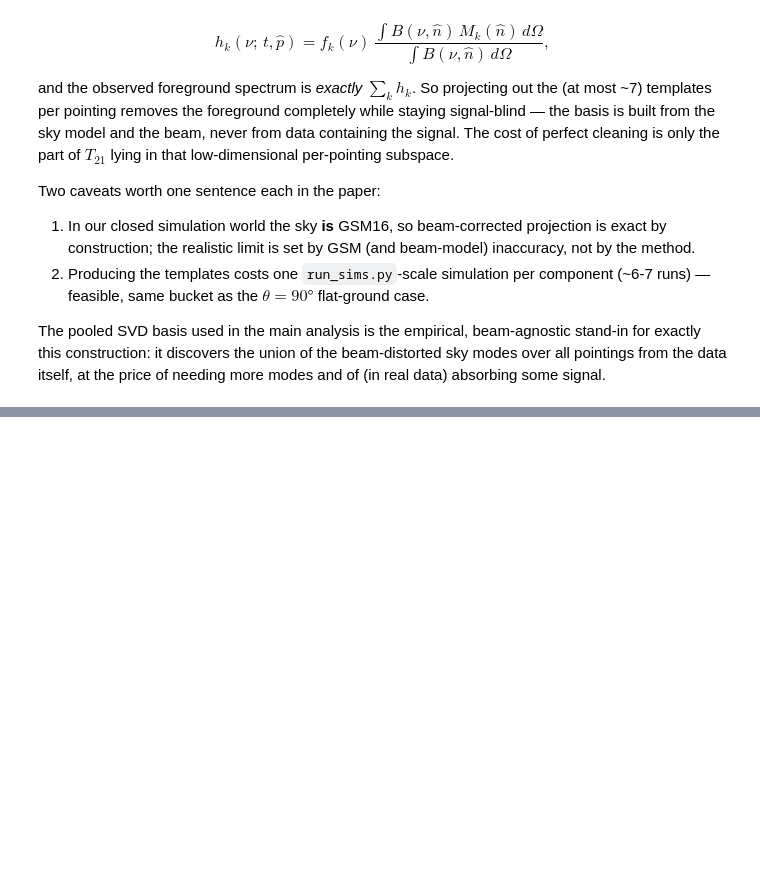
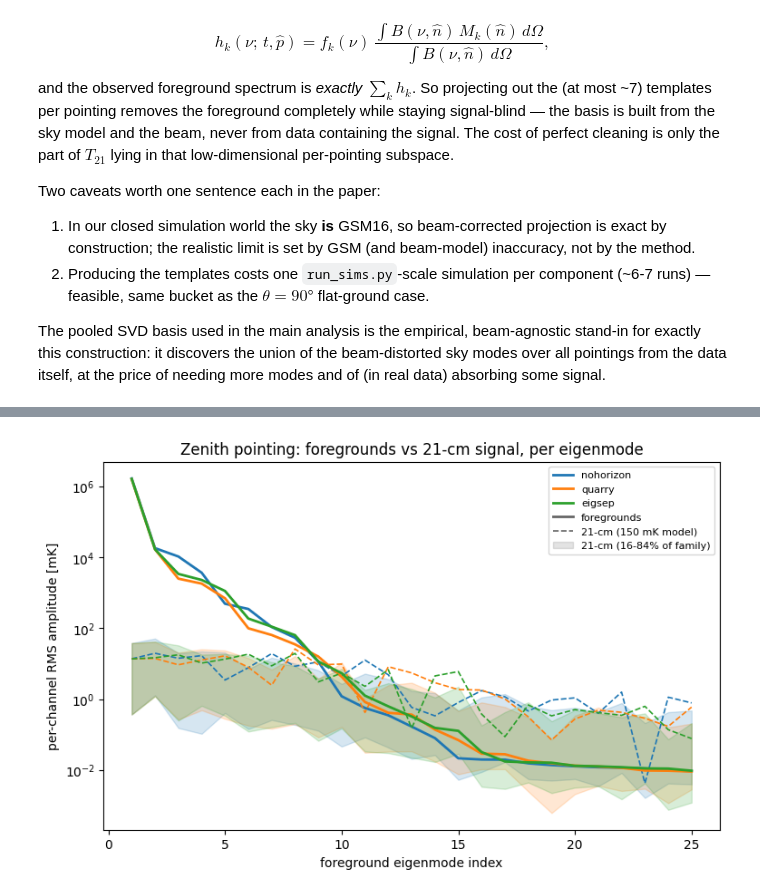
Before and after one commit to christianhbye/eigsep_mock_analysis, a Jupyter notebook: horizon_chromaticity/notebooks/chromaticity_pca.ipynb, the cells around one changed output, grey strips where cells are left out. Saved outputs shown, nothing was run; the diff lists cells and outputs as text; code cells hidden in the pictures; blank space fills up the shorter version.

```diff
--- a/horizon_chromaticity/notebooks/chromaticity_pca.ipynb
+++ b/horizon_chromaticity/notebooks/chromaticity_pca.ipynb
@@ -1028,0 +1046,33 @@ absorbing some signal.
+# %%
+# Version 1: per-mode foreground vs 21-cm family, zenith basis
+K_REV = 25
+m = np.arange(1, K_REV + 1)
+
+fig, ax = plt.subplots(figsize=(7.5, 4.8), constrained_layout=True)
+for c in CASES:
+    s, V = svd_zen[c]["s"], svd_zen[c]["V"]
+    n_samp = svd_zen[c]["n_samp"]
+    fg_mode = s / np.sqrt(n_samp) / sqrt_nf * 1e3  # [mK]
+    a_fam = np.abs(t21 @ V) / sqrt_nf * 1e3  # (n_models, n_freqs) [mK]
+    lo, hi = np.percentile(a_fam, [16, 84], axis=0)
+    ax.semilogy(m, fg_mode[:K_REV], color=COLORS[c], lw=2, label=c)
+    ax.fill_between(m, lo[:K_REV], hi[:K_REV], color=COLORS[c], alpha=0.18)
+    ax.semilogy(
+        m,
+        np.abs(V.T @ t21_nom)[:K_REV] / sqrt_nf * 1e3,
+        color=COLORS[c],
+        ls="--",
+        lw=1.2,
+    )
+ax.plot([], [], color="0.4", lw=2, label="foregrounds")
+ax.plot([], [], color="0.4", ls="--", lw=1.2, label="21-cm (150 mK model)")
+ax.fill_between([], [], [], color="0.4", alpha=0.18, label="21-cm (16-84% of family)")
+ax.set_xlabel("foreground eigenmode index")
+ax.set_ylabel("per-channel RMS amplitude [mK]")
+ax.set_title("Zenith pointing: foregrounds vs 21-cm signal, per eigenmode")
+ax.legend(fontsize=8)
+plt.show()
+
+fig.savefig("fig3_zenith_eigenbasis.pdf", bbox_inches="tight")
+# %% [output]
+[figure, added]
```
Also changed, not shown: parts of 2 cells of this notebook, 4 other files.
